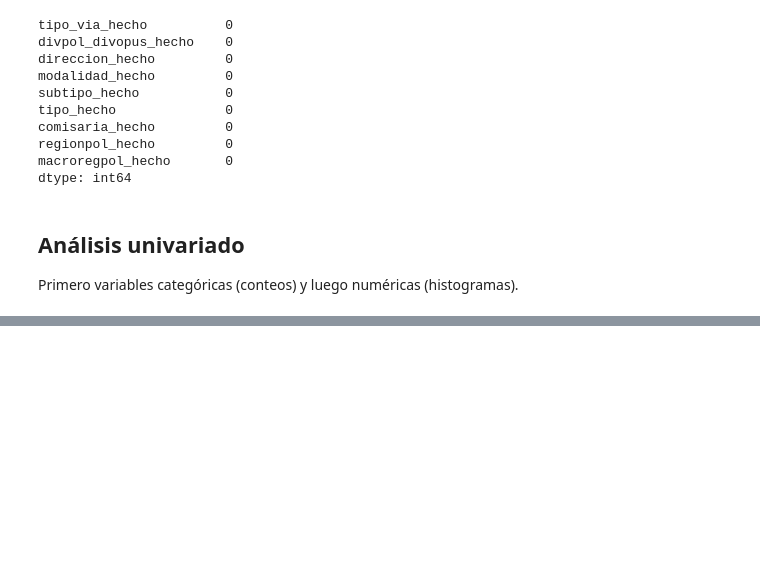
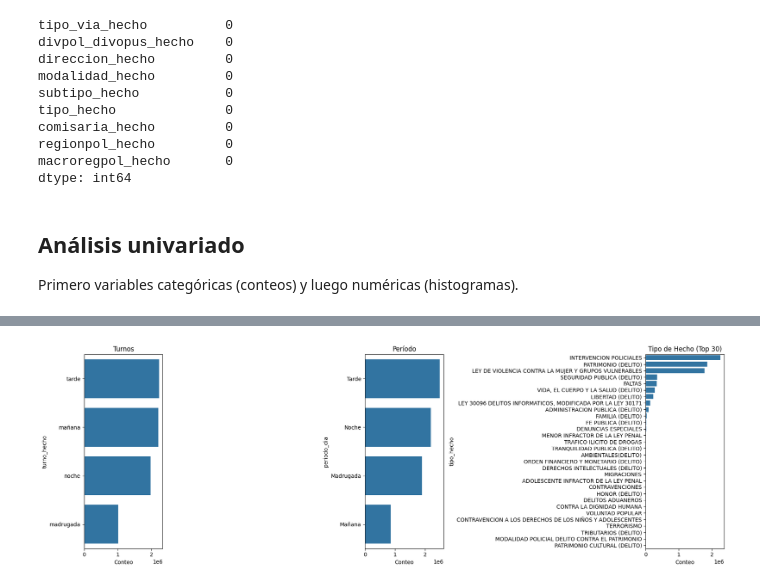
Before and after one commit to Salvador0302/Analitica-de-Datos-PC1, a Jupyter notebook: notebooks/EDA.ipynb, the cells around one changed output, grey strips where cells are left out. Cells and saved outputs as stored; diff of their text form; code cells hidden in the pictures; blank space fills up the shorter version.

```diff
--- a/notebooks/EDA.ipynb
+++ b/notebooks/EDA.ipynb
@@ -251,0 +253,16 @@ plt.tight_layout(); plt.show()
+# %%
+fig, ax = plt.subplots(1, 3, figsize=(18, 6))
+items = [
+    ('turno_hecho', 'Turnos', None),
+    ('periodo_dia', 'Período', None),
+    ('tipo_hecho', 'Tipo de Hecho (Top 30)', 30)
+]
+for axes, (col, title, top) in zip(ax, items):
+    s = df[col].value_counts(dropna=False)
+    if top: s = s.head(top)
+    sns.barplot(ax=axes, x=s.values, y=s.index, orient='h')
+    axes.set_title(title); axes.set_xlabel('Conteo'); axes.set_ylabel(col)
+
+plt.tight_layout(); plt.show()
+# %% [output]
+[figure, added]
```
Also changed, not shown: parts of 6 cells of this notebook, 2 other files.
